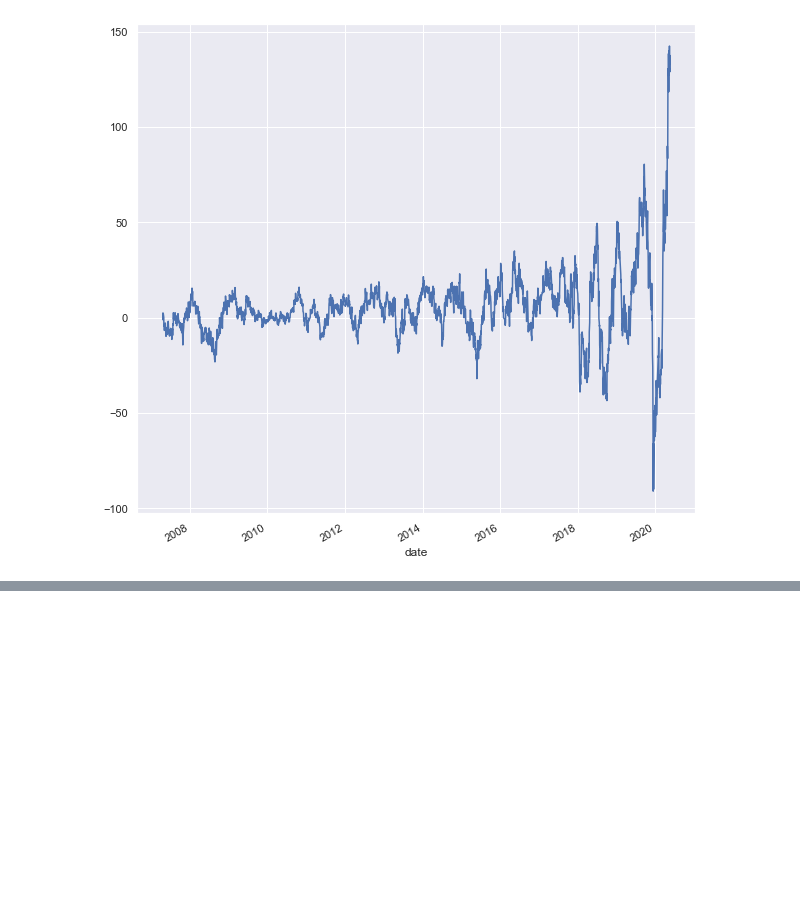
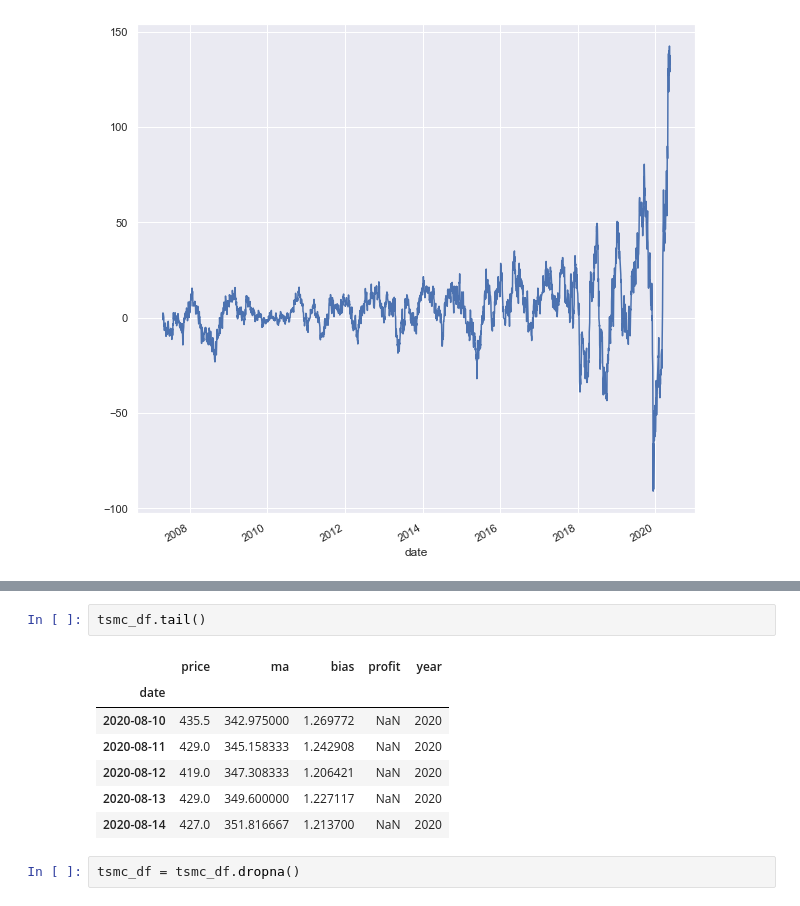
Before and after one commit to cmh841015/DLCourse2020, a Jupyter notebook: GetData.ipynb, the cells around one changed output, grey strips where cells are left out. Drawn from its saved outputs; the diff is of its cells as text; blank space fills up the shorter version.

```diff
--- a/GetData.ipynb
+++ b/GetData.ipynb
@@ -319,0 +339,12 @@ tsmc60profit.plot()
+# %%
+tsmc_df.tail()
+# %% [output]
+|  | price | ma | bias | profit | year |
+| date |  |  |  |  |  |
+| 2020-08-10 | 435.5 | 342.975000 | 1.269772 | NaN | 2020 |
+| 2020-08-11 | 429.0 | 345.158333 | 1.242908 | NaN | 2020 |
+| 2020-08-12 | 419.0 | 347.308333 | 1.206421 | NaN | 2020 |
+| 2020-08-13 | 429.0 | 349.600000 | 1.227117 | NaN | 2020 |
+| 2020-08-14 | 427.0 | 351.816667 | 1.213700 | NaN | 2020 |
+# %%
+tsmc_df = tsmc_df.dropna()
```
Also changed, not shown: parts of 3 cells of this notebook.
